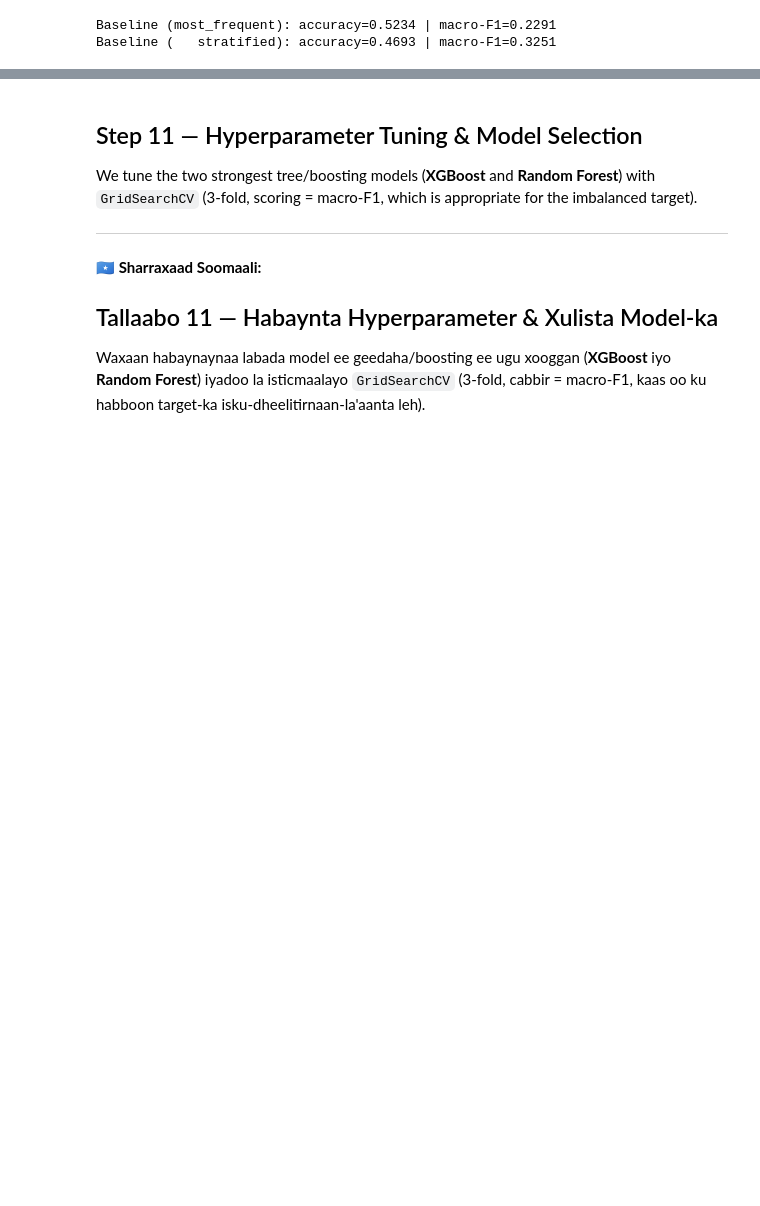
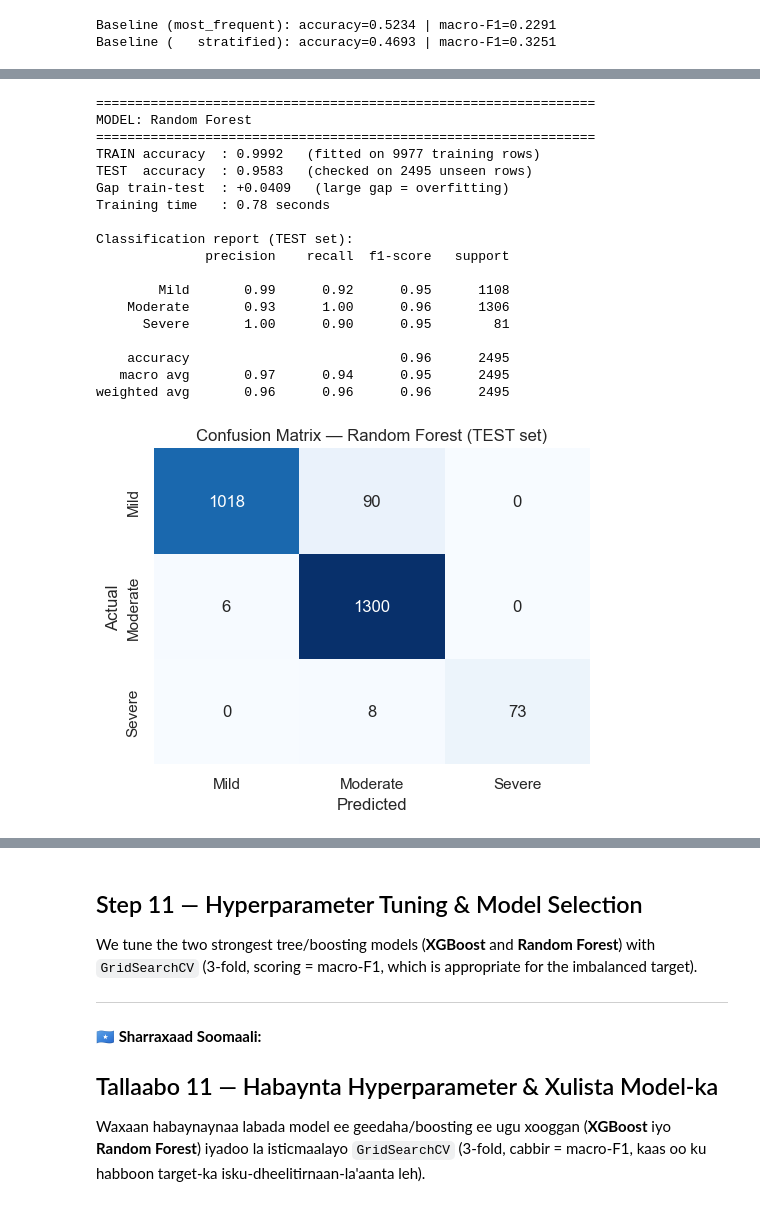
Before and after one commit to Ahmett655/Thesis_Project_Anemia, a Jupyter notebook: flask_api/Anemia_ML_Pipeline_13Steps.ipynb, the cells around one changed output, grey strips where cells are left out. Cells and saved outputs as stored; diff of their text form; code cells hidden in the pictures; blank space fills up the shorter version.

```diff
--- a/flask_api/Anemia_ML_Pipeline_13Steps.ipynb
+++ b/flask_api/Anemia_ML_Pipeline_13Steps.ipynb
@@ -889,0 +915,39 @@ plt.tight_layout(); plt.show()
+# %%
+# ============================================================
+#  MODEL 1 of 8 — RANDOM FOREST
+# ============================================================
+
+# 1) Build the model
+model_rf = RandomForestClassifier(random_state=RANDOM_STATE)
+
+# 2) TRAINING — fit on the TRAINING set only
+t0 = time.time()
+model_rf.fit(X_train, y_train)
+train_time_rf = time.time() - t0
+
+# 3) PREDICTIONS — on the training set and on the unseen test set
+pred_train_rf = model_rf.predict(X_train)   # TRAIN predictions
+pred_test_rf = model_rf.predict(X_test)    # TEST predictions (unseen data)
+
+# 4) EVALUATION — train vs test accuracy, report, and its own confusion matrix
+evaluate_model("Random Forest", pred_train_rf, pred_test_rf, train_time_rf)
+# %% [output]
+================================================================
+MODEL: Random Forest
+================================================================
+TRAIN accuracy  : 0.9992   (fitted on 9977 training rows)
+TEST  accuracy  : 0.9583   (checked on 2495 unseen rows)
+Gap train-test  : +0.0409   (large gap = overfitting)
+Training time   : 0.78 seconds
+
+Classification report (TEST set):
+              precision    recall  f1-score   support
+
+        Mild       0.99      0.92      0.95      1108
+    Moderate       0.93      1.00      0.96      1306
+      Severe       1.00      0.90      0.95        81
+
+    accuracy                           0.96      2495
+   macro avg       0.97      0.94      0.95      2495
+weighted avg       0.96      0.96      0.96      2495
+[figure, added]
```
Also changed, not shown: parts of 26 cells of this notebook.
